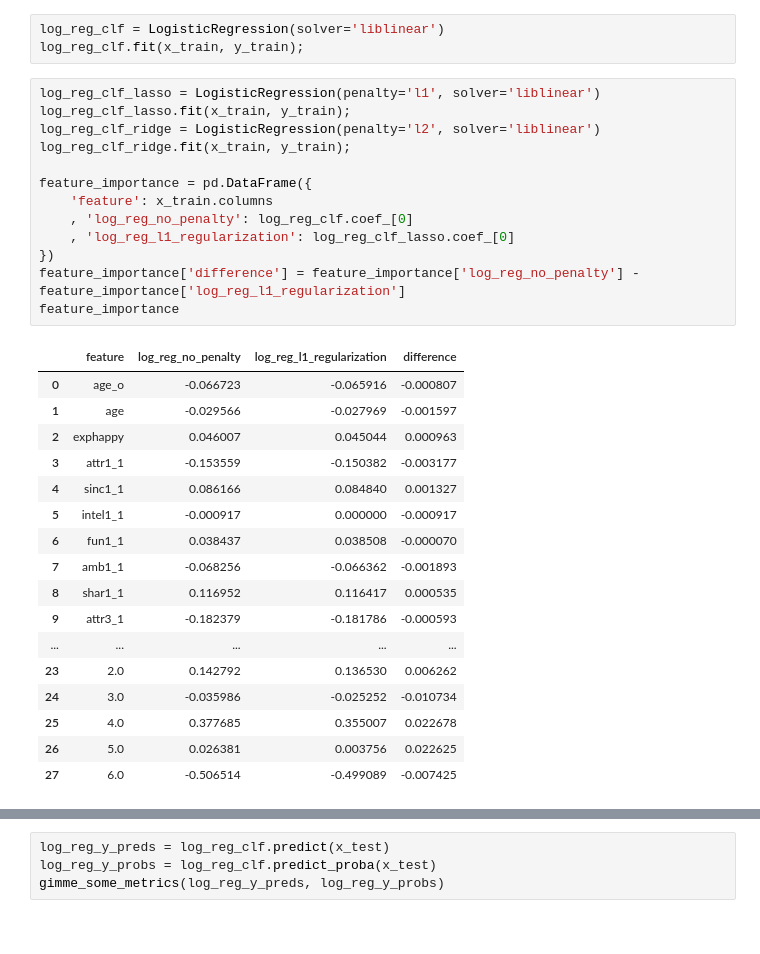
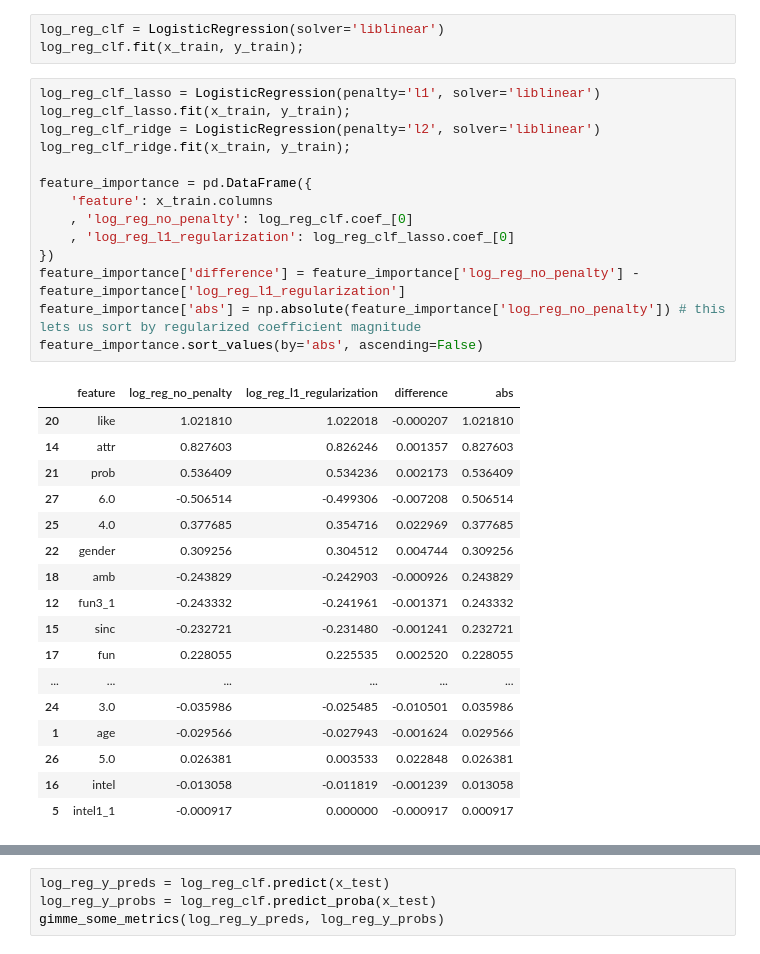
Before and after one commit to jhleakakos/msds-supervised-learning-final, a Jupyter notebook: speedy_dates.ipynb, the cells around one changed output, grey strips where cells are left out. Cells and saved outputs as stored; diff of their text form.

```diff
--- a/speedy_dates.ipynb
+++ b/speedy_dates.ipynb
@@ -811,33 +814,34 @@ log_reg_clf.fit(x_train, y_train);
 # %%
 log_reg_clf_lasso = LogisticRegression(penalty='l1', solver='liblinear')
 log_reg_clf_lasso.fit(x_train, y_train);
 log_reg_clf_ridge = LogisticRegression(penalty='l2', solver='liblinear')
 log_reg_clf_ridge.fit(x_train, y_train);
 
 feature_importance = pd.DataFrame({
     'feature': x_train.columns
     , 'log_reg_no_penalty': log_reg_clf.coef_[0]
     , 'log_reg_l1_regularization': log_reg_clf_lasso.coef_[0]
 })
 feature_importance['difference'] = feature_importance['log_reg_no_penalty'] - feature_importance['log_reg_l1_regularization']
-feature_importance
+feature_importance['abs'] = np.absolute(feature_importance['log_reg_no_penalty']) # this lets us sort by regularized coefficient magnitude
+feature_importance.sort_values(by='abs', ascending=False)
 # %% [output]
-|  | feature | log_reg_no_penalty | log_reg_l1_regularization | difference |
-| 0 | age_o | -0.066723 | -0.065916 | -0.000807 |
-| 1 | age | -0.029566 | -0.027969 | -0.001597 |
-| 2 | exphappy | 0.046007 | 0.045044 | 0.000963 |
-| 3 | attr1_1 | -0.153559 | -0.150382 | -0.003177 |
-| 4 | sinc1_1 | 0.086166 | 0.084840 | 0.001327 |
-| 5 | intel1_1 | -0.000917 | 0.000000 | -0.000917 |
-| 6 | fun1_1 | 0.038437 | 0.038508 | -0.000070 |
-| 7 | amb1_1 | -0.068256 | -0.066362 | -0.001893 |
-| 8 | shar1_1 | 0.116952 | 0.116417 | 0.000535 |
-| 9 | attr3_1 | -0.182379 | -0.181786 | -0.000593 |
-| ... | ... | ... | ... | ... |
-| 23 | 2.0 | 0.142792 | 0.136530 | 0.006262 |
-| 24 | 3.0 | -0.035986 | -0.025252 | -0.010734 |
-| 25 | 4.0 | 0.377685 | 0.355007 | 0.022678 |
-| 26 | 5.0 | 0.026381 | 0.003756 | 0.022625 |
-| 27 | 6.0 | -0.506514 | -0.499089 | -0.007425 |
+|  | feature | log_reg_no_penalty | log_reg_l1_regularization | difference | abs |
+| 20 | like | 1.021810 | 1.022018 | -0.000207 | 1.021810 |
+| 14 | attr | 0.827603 | 0.826246 | 0.001357 | 0.827603 |
+| 21 | prob | 0.536409 | 0.534236 | 0.002173 | 0.536409 |
+| 27 | 6.0 | -0.506514 | -0.499306 | -0.007208 | 0.506514 |
+| 25 | 4.0 | 0.377685 | 0.354716 | 0.022969 | 0.377685 |
+| 22 | gender | 0.309256 | 0.304512 | 0.004744 | 0.309256 |
+| 18 | amb | -0.243829 | -0.242903 | -0.000926 | 0.243829 |
+| 12 | fun3_1 | -0.243332 | -0.241961 | -0.001371 | 0.243332 |
+| 15 | sinc | -0.232721 | -0.231480 | -0.001241 | 0.232721 |
+| 17 | fun | 0.228055 | 0.225535 | 0.002520 | 0.228055 |
+| ... | ... | ... | ... | ... | ... |
+| 24 | 3.0 | -0.035986 | -0.025485 | -0.010501 | 0.035986 |
+| 1 | age | -0.029566 | -0.027943 | -0.001624 | 0.029566 |
+| 26 | 5.0 | 0.026381 | 0.003533 | 0.022848 | 0.026381 |
+| 16 | intel | -0.013058 | -0.011819 | -0.001239 | 0.013058 |
+| 5 | intel1_1 | -0.000917 | 0.000000 | -0.000917 | 0.000917 |
 # %% [markdown]
 The only feature that gets reduced down to zero with l1 regularization is `intel1_1`. The remaining features do not get adjusted much relatively by regularization. The next largest changes come in the one-hot encoded factor features from `goal` with `5.0` being reduced enough that it may warrant removal. On the opposite end, `like` and `amb` look like they are adjusted the least. We already suspected that `like` may be the most important feature based on the correlation analysis earlier as well as from analysis of the meaning of the features at the start of the notebook.
```
Also changed, not shown: parts of 14 cells of this notebook.
